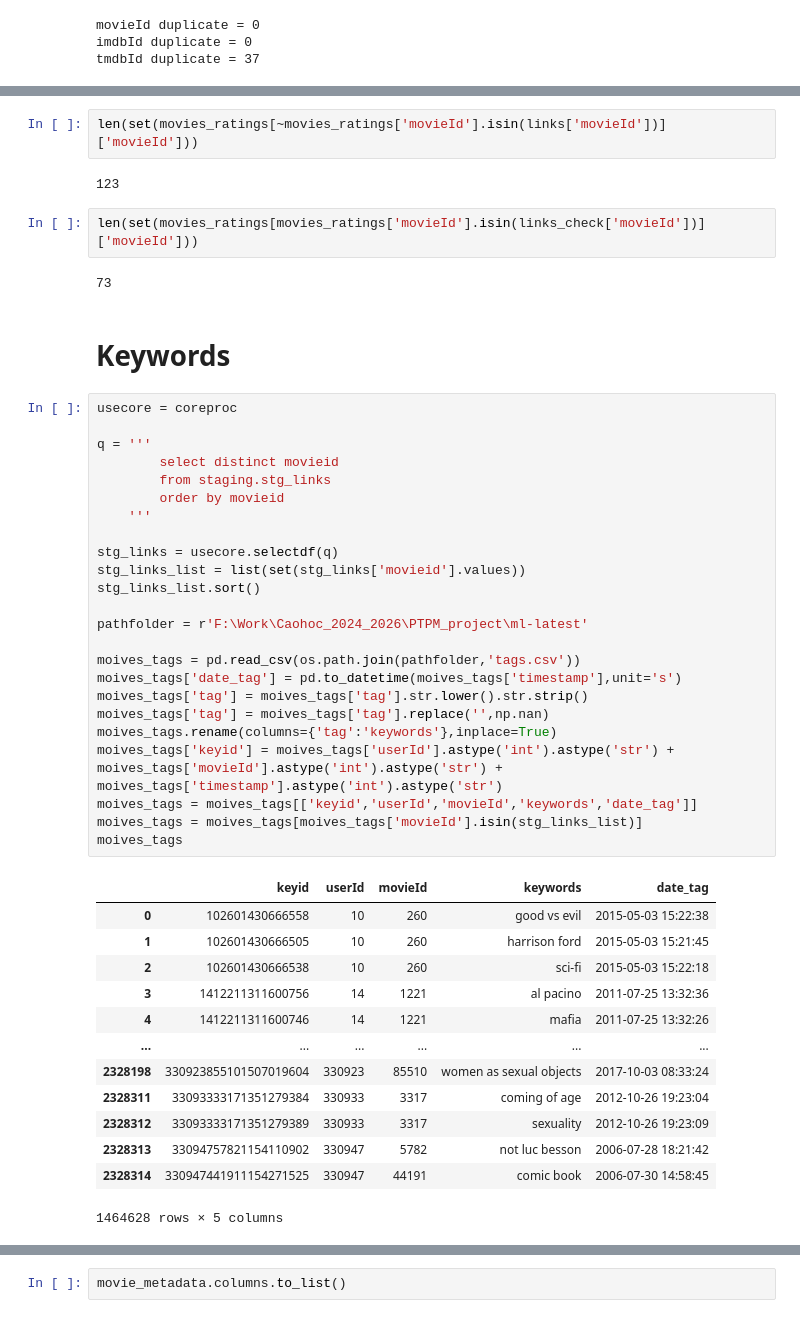
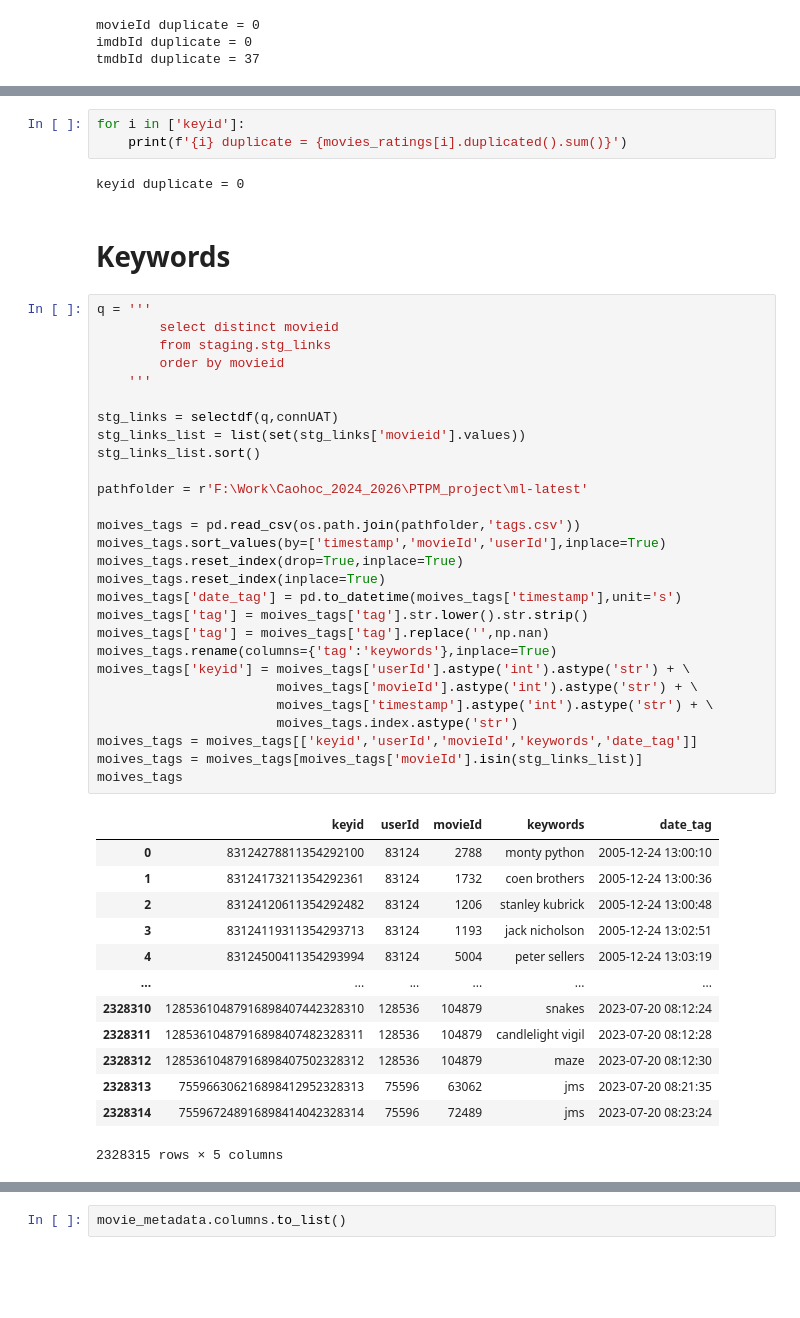
Before and after one commit to DK-Hieu/PTPM_project, a Jupyter notebook: prod/test.ipynb, the cells around one changed output, grey strips where cells are left out. Cells and saved outputs as stored; diff of their text form; blank space fills up the shorter version.

```diff
--- a/prod/test.ipynb
+++ b/prod/test.ipynb
@@ -87,48 +138,49 @@ movies_ratings
-# %%
-len(set(movies_ratings[~movies_ratings['movieId'].isin(links['movieId'])]['movieId']))
-# %% [output]
-123
-# %%
-len(set(movies_ratings[movies_ratings['movieId'].isin(links_check['movieId'])]['movieId']))
-# %% [output]
-73
+# %%
+for i in ['keyid']:
+    print(f'{i} duplicate = {movies_ratings[i].duplicated().sum()}')
+# %% [output]
+keyid duplicate = 0
 # %% [markdown]
 # Keywords
 # %%
-usecore = coreproc
-
 q = '''
         select distinct movieid
         from staging.stg_links
         order by movieid
     '''
 
-stg_links = usecore.selectdf(q)
+stg_links = selectdf(q,connUAT)
 stg_links_list = list(set(stg_links['movieid'].values))
 stg_links_list.sort()
 
 pathfolder = r'F:\Work\Caohoc_2024_2026\PTPM_project\ml-latest'
 
 moives_tags = pd.read_csv(os.path.join(pathfolder,'tags.csv'))
+moives_tags.sort_values(by=['timestamp','movieId','userId'],inplace=True)
+moives_tags.reset_index(drop=True,inplace=True)
+moives_tags.reset_index(inplace=True)
 moives_tags['date_tag'] = pd.to_datetime(moives_tags['timestamp'],unit='s')
 moives_tags['tag'] = moives_tags['tag'].str.lower().str.strip()
 moives_tags['tag'] = moives_tags['tag'].replace('',np.nan)
 moives_tags.rename(columns={'tag':'keywords'},inplace=True)
-moives_tags['keyid'] = moives_tags['userId'].astype('int').astype('str') + moives_tags['movieId'].astype('int').astype('str') + moives_tags['timestamp'].astype('int').astype('str')
+moives_tags['keyid'] = moives_tags['userId'].astype('int').astype('str') + \
+                       moives_tags['movieId'].astype('int').astype('str') + \
+                       moives_tags['timestamp'].astype('int').astype('str') + \
+                       moives_tags.index.astype('str')
 moives_tags = moives_tags[['keyid','userId','movieId','keywords','date_tag']]
 moives_tags = moives_tags[moives_tags['movieId'].isin(stg_links_list)]
 moives_tags
 # %% [output]
 |  | keyid | userId | movieId | keywords | date_tag |
-| 0 | 102601430666558 | 10 | 260 | good vs evil | 2015-05-03 15:22:38 |
-| 1 | 102601430666505 | 10 | 260 | harrison ford | 2015-05-03 15:21:45 |
-| 2 | 102601430666538 | 10 | 260 | sci-fi | 2015-05-03 15:22:18 |
-| 3 | 1412211311600756 | 14 | 1221 | al pacino | 2011-07-25 13:32:36 |
-| 4 | 1412211311600746 | 14 | 1221 | mafia | 2011-07-25 13:32:26 |
+| 0 | 83124278811354292100 | 83124 | 2788 | monty python | 2005-12-24 13:00:10 |
+| 1 | 83124173211354292361 | 83124 | 1732 | coen brothers | 2005-12-24 13:00:36 |
+| 2 | 83124120611354292482 | 83124 | 1206 | stanley kubrick | 2005-12-24 13:00:48 |
+| 3 | 83124119311354293713 | 83124 | 1193 | jack nicholson | 2005-12-24 13:02:51 |
+| 4 | 83124500411354293994 | 83124 | 5004 | peter sellers | 2005-12-24 13:03:19 |
 | ... | ... | ... | ... | ... | ... |
-| 2328198 | 330923855101507019604 | 330923 | 85510 | women as sexual objects | 2017-10-03 08:33:24 |
-| 2328311 | 33093333171351279384 | 330933 | 3317 | coming of age | 2012-10-26 19:23:04 |
-| 2328312 | 33093333171351279389 | 330933 | 3317 | sexuality | 2012-10-26 19:23:09 |
-| 2328313 | 33094757821154110902 | 330947 | 5782 | not luc besson | 2006-07-28 18:21:42 |
-| 2328314 | 330947441911154271525 | 330947 | 44191 | comic book | 2006-07-30 14:58:45 |
+| 2328310 | 12853610487916898407442328310 | 128536 | 104879 | snakes | 2023-07-20 08:12:24 |
+| 2328311 | 12853610487916898407482328311 | 128536 | 104879 | candlelight vigil | 2023-07-20 08:12:28 |
+| 2328312 | 12853610487916898407502328312 | 128536 | 104879 | maze | 2023-07-20 08:12:30 |
+| 2328313 | 755966306216898412952328313 | 75596 | 63062 | jms | 2023-07-20 08:21:35 |
+| 2328314 | 755967248916898414042328314 | 75596 | 72489 | jms | 2023-07-20 08:23:24 |
-1464628 rows × 5 columns
+2328315 rows × 5 columns
```
Also changed, not shown: parts of 19 cells of this notebook, 4 other files.
